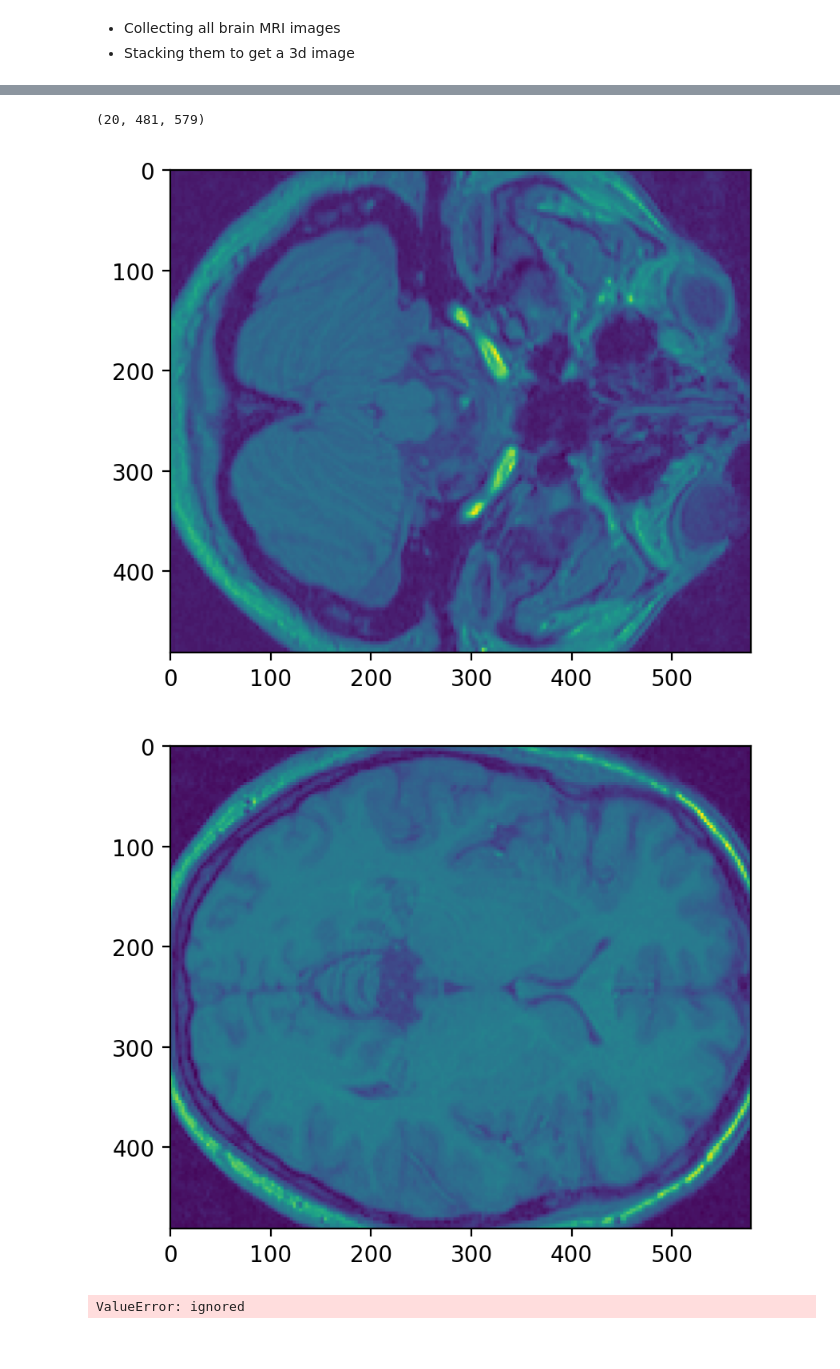
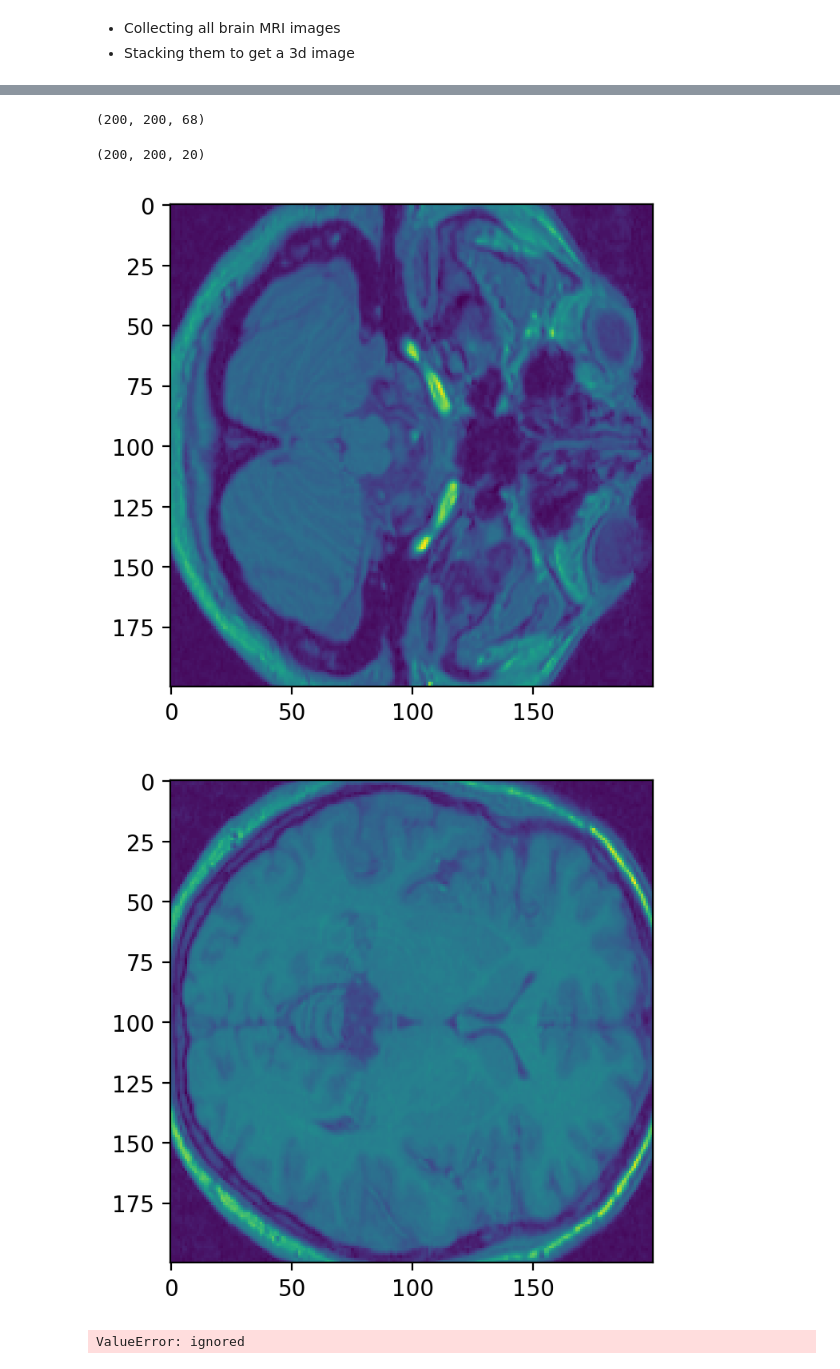
Before and after one commit to koushikroy/image3d, a Jupyter notebook: image_3d_MRI_notebook.ipynb, the cells around one changed output, grey strips where cells are left out. Cells and saved outputs as stored; diff of their text form; code cells hidden in the pictures.

```diff
--- a/image_3d_MRI_notebook.ipynb
+++ b/image_3d_MRI_notebook.ipynb
@@ -129,5 +134,10 @@ im_3d.shape
+# %%
+im_3d = np.stack(im_3d, axis=2)
+im_3d.shape
+# %% [output]
+(200, 200, 68)
 # %%
-im_3d_small = im_3d[:20,:,:]
+im_3d_small = im_3d[:,:,:20]
 im_3d_small.shape
 # %% [output]
-(20, 481, 579)
+(200, 200, 20)
@@ -134,9 +146,9 @@ im_3d_small.shape
 # %%
-plt.imshow(im_3d[0])
+plt.imshow(im_3d[:,:,0])
 plt.show()
 
-plt.imshow(im_3d[25])
+plt.imshow(im_3d[:,:,25])
 plt.show()
 # %% [output]
-[figure, old version]
+[figure, new version]
-[figure, old version]
+[figure, new version]
```
Also changed, not shown: parts of 6 cells of this notebook.
